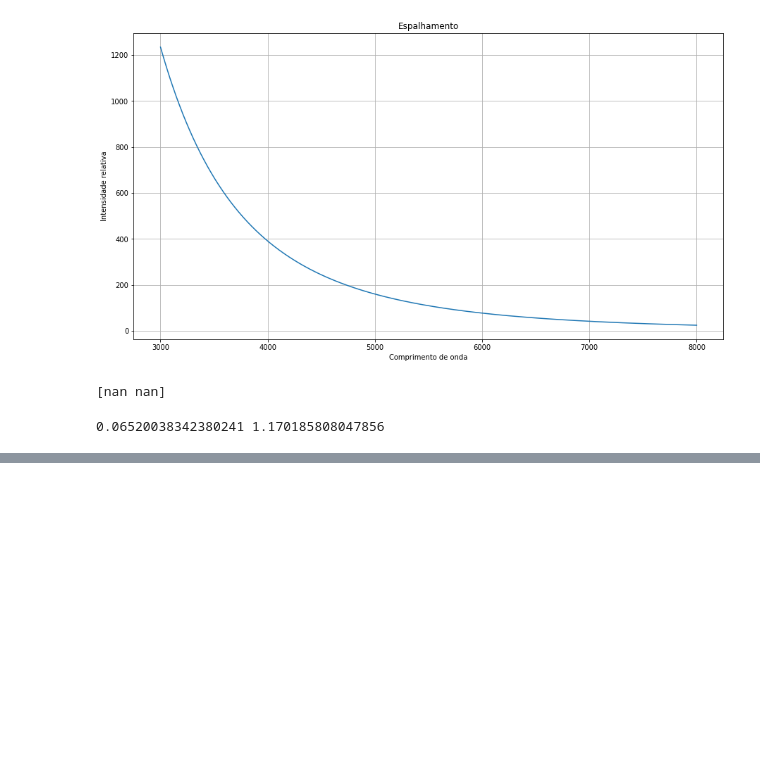
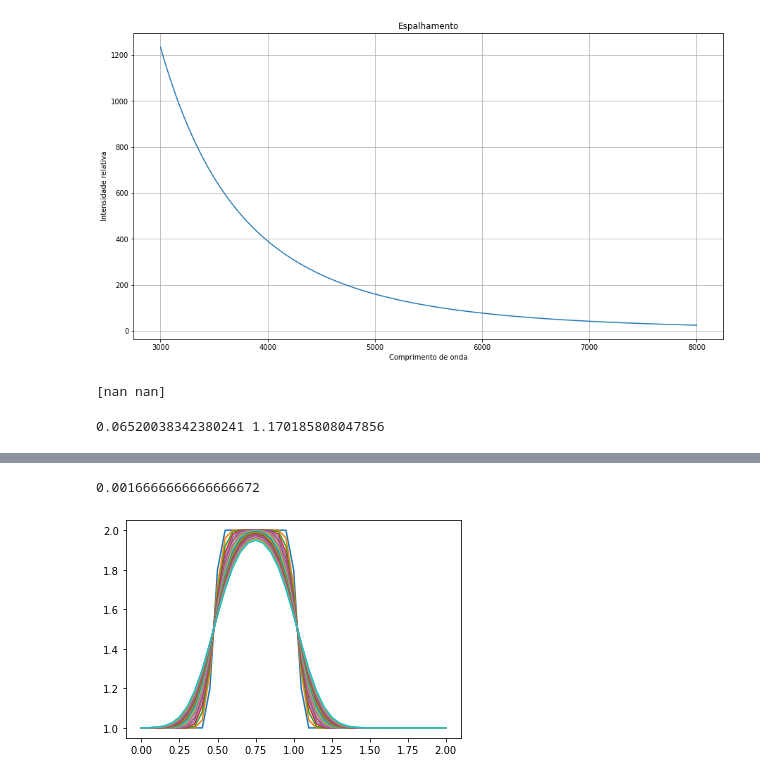
Before and after one commit to isplay/projeto_propagacao_epidemias, a Jupyter notebook: Códigos/Laboratório.ipynb, the cells around one changed output, grey strips where cells are left out. Cells and saved outputs as stored; diff of their text form; code cells hidden in the pictures; blank space fills up the shorter version.

```diff
--- a/Códigos/Laboratório.ipynb
+++ b/Códigos/Laboratório.ipynb
@@ -357,3 +357,19 @@ c_linear, c_angular = coef1.convert().coef
 print(c_angular, c_linear)
 # %% [output]
 0.06520038342380241 1.170185808047856
+# %%
+arabia0 = pd.read_csv('/home/isplay/Downloads/saudi-arabia-coronavirus-disease-covid-19-situation.csv', index_col=0)
+arabia1 = arabia.loc['Daily']
+arabia2 = arabia1.set_index('Indicator')
+arabia3 = arabia2.loc['Cases']
+arabia4 = arabia3.set_index('City')
+arabia5 = arabia4.loc['Ar Riyad']
+arabia6 = arabia5.set_index('Date')
+arabia7 = arabia6.drop(columns=['Event','Region','Unnamed: 7','Unnamed: 8','Unnamed: 9','Unnamed: 10','Unnamed: 11','Unnamed: 12','Unnamed: 13','Unnamed: 14'])
+
+a = arabia7.index.to_numpy()
+for i in range(np.size(a)):
+    b = '/'.join(a[i].split('-'))
+    a[i] = b
+
+arabia7
@@ -359,0 +480,28 @@ print(c_angular, c_linear)
+# %%
+import numpy
+from matplotlib import pyplot as plt
+
+# Initial Conditions
+nx = 41
+dx = 2 / (nx - 1)
+nt = 20    #the number of timesteps we want to calculate
+nu = 0.3   #the value of viscosity
+sigma = .2 #sigma is a parameter, we'll learn more about it later
+dt = sigma * dx**2 /nu #dt is defined using sigma ... more later!
+print(dt)
+
+u = numpy.ones(nx)      #a numpy array with nx elements all equal to 1.
+u[int(.5 / dx):int(1 / dx + 1)] = 2  #setting u = 2 between 0.5 and 1 as per our I.C.s
+
+# Calculation
+un = numpy.ones(nx) #our placeholder array, un, to advance the solution in time
+for n in range(nt):  #iterate through time
+    un = u.copy() ##copy the existing values of u into un
+    for i in range(1, nx - 1):
+        u[i] = un[i] + nu * dt / dx**2 * (un[i+1] - 2 * un[i] + un[i-1])
+
+    plt.plot(numpy.linspace(0, 2, nx), u);
+plt.show();
+# %% [output]
+0.0016666666666666672
+[figure, added]
```
Also changed, not shown: parts of 5 cells of this notebook, 6 other files.
